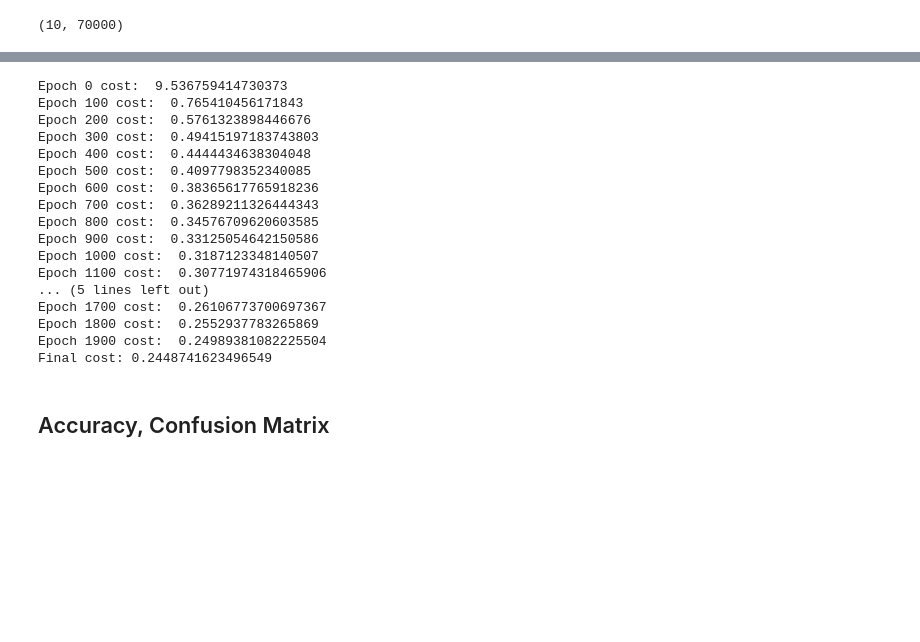
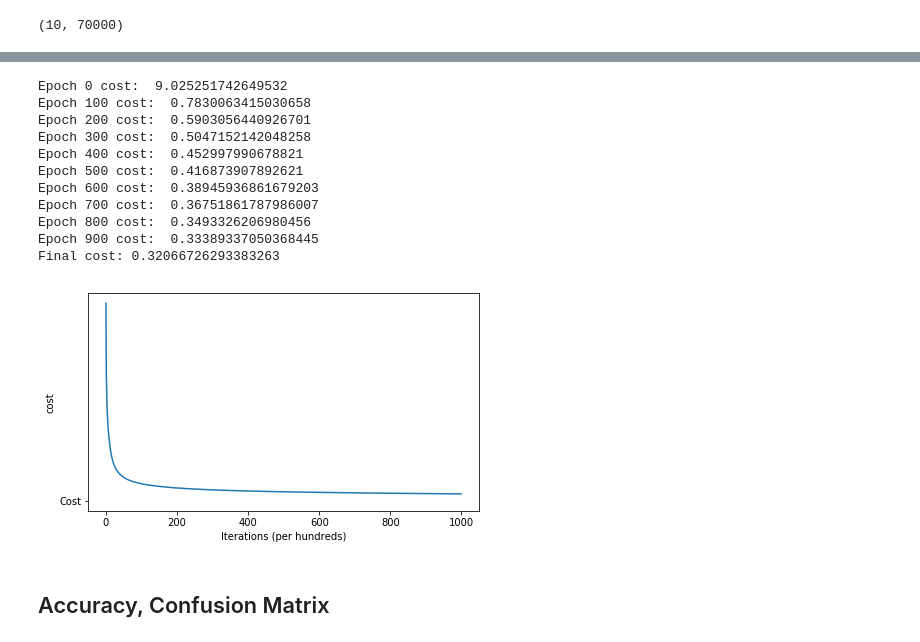
Before and after one commit to damans45/Neural-Networks, a Jupyter notebook: neural_network_classify_digits.ipynb, the cells around one changed output, grey strips where cells are left out. Saved outputs shown, nothing was run; the diff lists cells and outputs as text; code cells hidden in the pictures; blank space fills up the shorter version.

```diff
--- a/neural_network_classify_digits.ipynb
+++ b/neural_network_classify_digits.ipynb
@@ -307,51 +325,53 @@ b2 = np.zeros((digits, 1))
 X = X_train
 Y = Y_train
 
-for i in range(2000):
+costs = []
+for i in range(1000):
 
     Z1 = np.dot(W1,X) + b1
     A1 = sigmoid(Z1)
     Z2 = np.dot(W2,A1) + b2
     A2 = np.exp(Z2) / np.sum(np.exp(Z2), axis=0)
 
     cost = compute_multiclass_loss(Y, A2)
+    costs.append(cost)
 
     dZ2 = A2 - Y
     dW2 = (1./m) * np.dot(dZ2, A1.T)
     db2 = (1./m) * np.sum(dZ2, axis=1, keepdims=True)
 
     dA1 = np.dot(W2.T, dZ2)
     dZ1 = dA1 * sigmoid(Z1) * (1 - sigmoid(Z1))
     dW1 = (1./m) * np.dot(dZ1, X.T)
     db1 = (1./m) * np.sum(dZ1, axis=1, keepdims=True)
 
     W2 = W2 - learning_rate * dW2
     b2 = b2 - learning_rate * db2
     W1 = W1 - learning_rate * dW1
     b1 = b1 - learning_rate * db1
 
     if (i % 100 == 0):
         print("Epoch", i, "cost: ", cost)
 
 print("Final cost:", cost)
+plt.plot(costs)
+plt.plot('Cost')
+plt.ylabel('cost')
+plt.xlabel('Iterations (per hundreds)')
+plt.show()
 # %% [output]
-Epoch 0 cost:  9.536759414730373
-Epoch 100 cost:  0.765410456171843
-Epoch 200 cost:  0.5761323898446676
-Epoch 300 cost:  0.49415197183743803
-Epoch 400 cost:  0.4444434638304048
-Epoch 500 cost:  0.4097798352340085
-Epoch 600 cost:  0.38365617765918236
-Epoch 700 cost:  0.36289211326444343
-Epoch 800 cost:  0.34576709620603585
-Epoch 900 cost:  0.33125054642150586
-Epoch 1000 cost:  0.3187123348140507
-Epoch 1100 cost:  0.30771974318465906
-... (5 lines left out)
-Epoch 1700 cost:  0.26106773700697367
-Epoch 1800 cost:  0.2552937783265869
-Epoch 1900 cost:  0.24989381082225504
-Final cost: 0.2448741623496549
+Epoch 0 cost:  9.025251742649532
+Epoch 100 cost:  0.7830063415030658
+Epoch 200 cost:  0.5903056440926701
+Epoch 300 cost:  0.5047152142048258
+Epoch 400 cost:  0.452997990678821
+Epoch 500 cost:  0.416873907892621
+Epoch 600 cost:  0.38945936861679203
+Epoch 700 cost:  0.36751861787986007
+Epoch 800 cost:  0.3493326206980456
+Epoch 900 cost:  0.33389337050368445
+Final cost: 0.32066726293383263
+[figure, added]
 # %% [markdown]
 ## Accuracy, Confusion Matrix
 # %%
```
Also changed, not shown: parts of 10 cells of this notebook.
